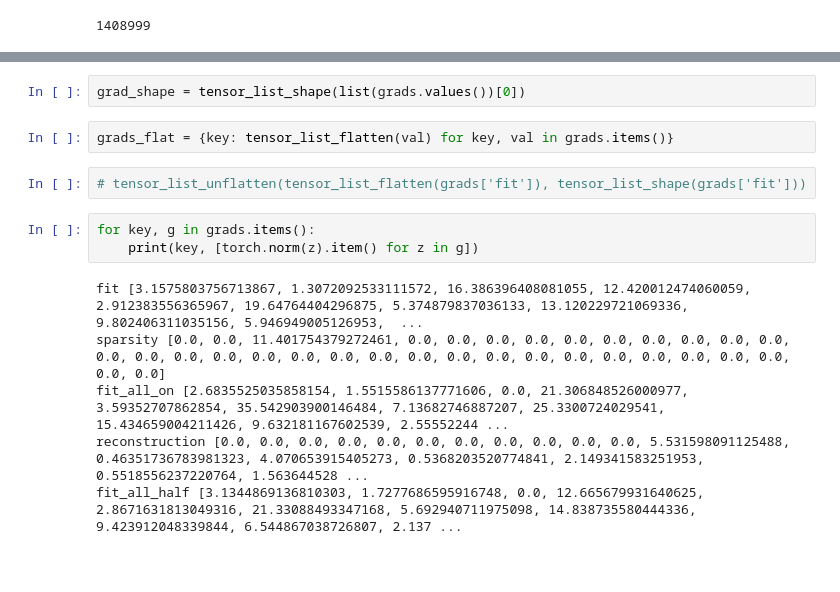
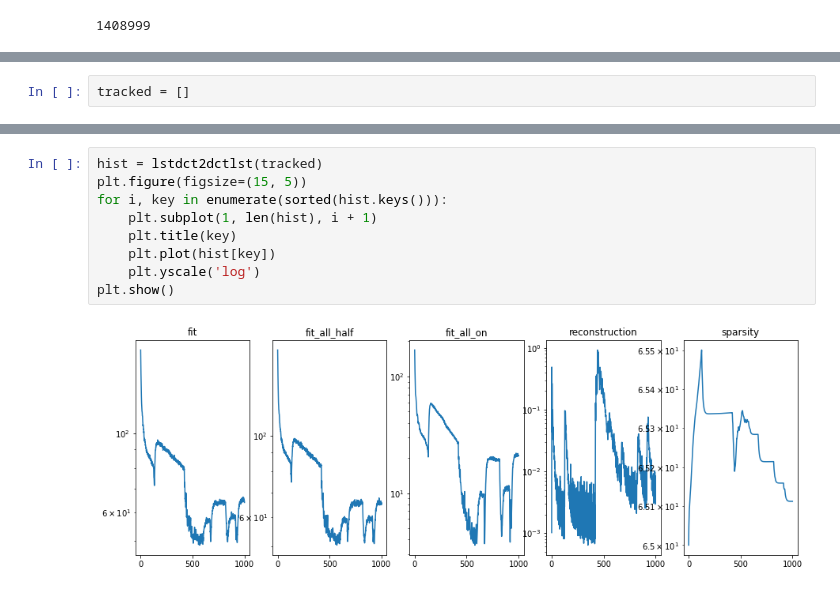
Before and after one commit to sergeivolodin/causality-disentanglement-rl, a Jupyter notebook: debug/multiobj_qcop.ipynb, the cells around one changed output, grey strips where cells are left out. Saved outputs shown, nothing was run; the diff lists cells and outputs as text; blank space fills up the shorter version.

```diff
--- a/debug/multiobj_qcop.ipynb
+++ b/debug/multiobj_qcop.ipynb
@@ -114 +158,3 @@ def get_grads():
+# %%
+tracked = []
 # %%
@@ -153,15 +189,11 @@ def tensor_list_unflatten(t, shape):
-# %%
-grad_shape = tensor_list_shape(list(grads.values())[0])
-# %%
-grads_flat = {key: tensor_list_flatten(val) for key, val in grads.items()}
-# %%
-# tensor_list_unflatten(tensor_list_flatten(grads['fit']), tensor_list_shape(grads['fit']))
-# %%
-for key, g in grads.items():
-    print(key, [torch.norm(z).item() for z in g])
-# %% [output]
-fit [3.1575803756713867, 1.3072092533111572, 16.386396408081055, 12.420012474060059, 2.912383556365967, 19.64764404296875, 5.374879837036133, 13.120229721069336, 9.802406311035156, 5.946949005126953,  ...
-sparsity [0.0, 0.0, 11.401754379272461, 0.0, 0.0, 0.0, 0.0, 0.0, 0.0, 0.0, 0.0, 0.0, 0.0, 0.0, 0.0, 0.0, 0.0, 0.0, 0.0, 0.0, 0.0, 0.0, 0.0, 0.0, 0.0, 0.0, 0.0, 0.0, 0.0, 0.0, 0.0, 0.0, 0.0]
-fit_all_on [2.6835525035858154, 1.5515586137771606, 0.0, 21.306848526000977, 3.59352707862854, 35.542903900146484, 7.13682746887207, 25.3300724029541, 15.434659004211426, 9.632181167602539, 2.55552244 ...
-reconstruction [0.0, 0.0, 0.0, 0.0, 0.0, 0.0, 0.0, 0.0, 0.0, 0.0, 0.0, 5.531598091125488, 0.46351736783981323, 4.070653915405273, 0.5368203520774841, 2.149341583251953, 0.5518556237220764, 1.563644528 ...
-fit_all_half [3.1344869136810303, 1.7277686595916748, 0.0, 12.665679931640625, 2.8671631813049316, 21.33088493347168, 5.692940711975098, 14.838735580444336, 9.423912048339844, 6.544867038726807, 2.137 ...
+# %%
+hist = lstdct2dctlst(tracked)
+plt.figure(figsize=(15, 5))
+for i, key in enumerate(sorted(hist.keys())):
+    plt.subplot(1, len(hist), i + 1)
+    plt.title(key)
+    plt.plot(hist[key])
+    plt.yscale('log')
+plt.show()
+# %% [output]
+[figure, added]
```
Also changed, not shown: parts of 9 cells of this notebook, 1 other file.
